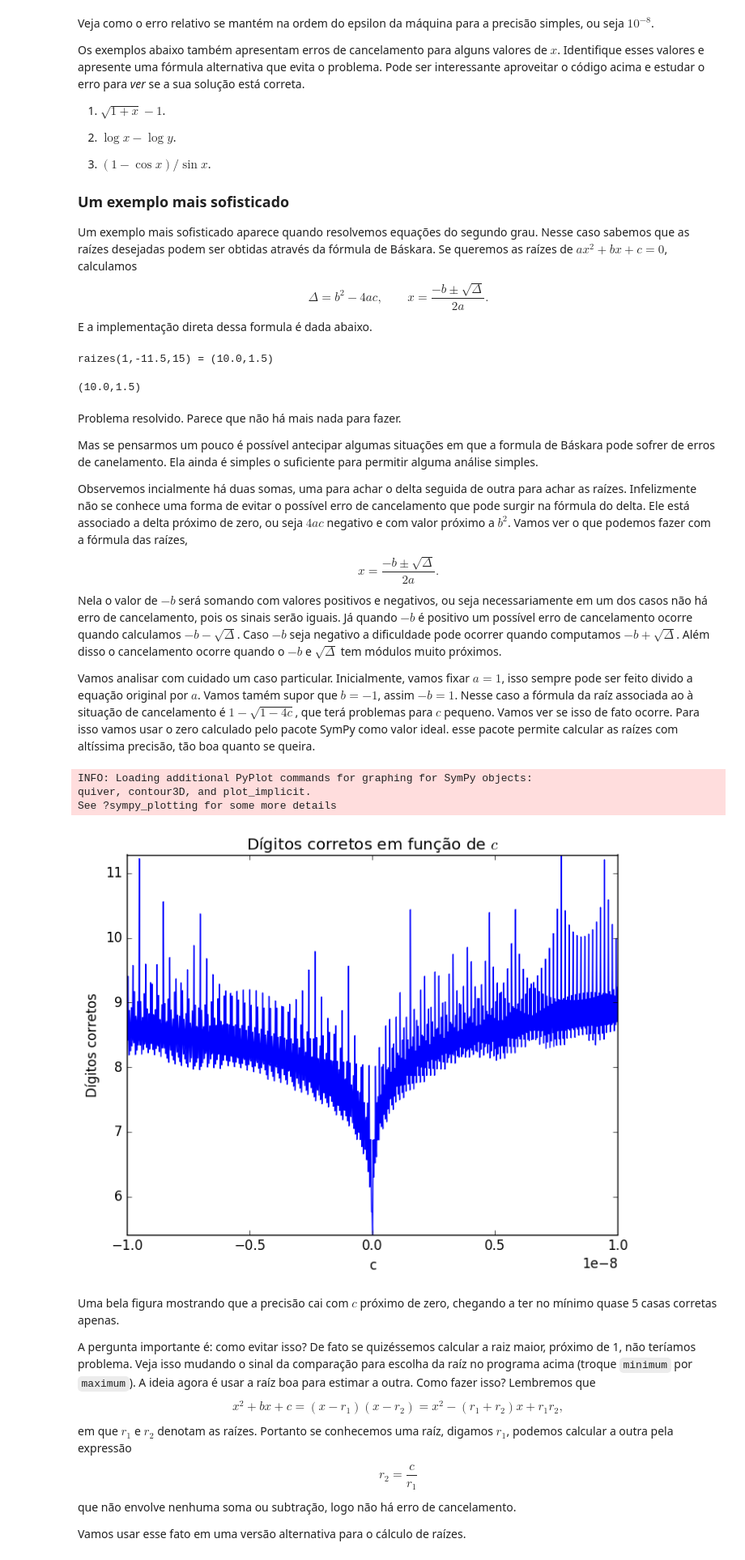
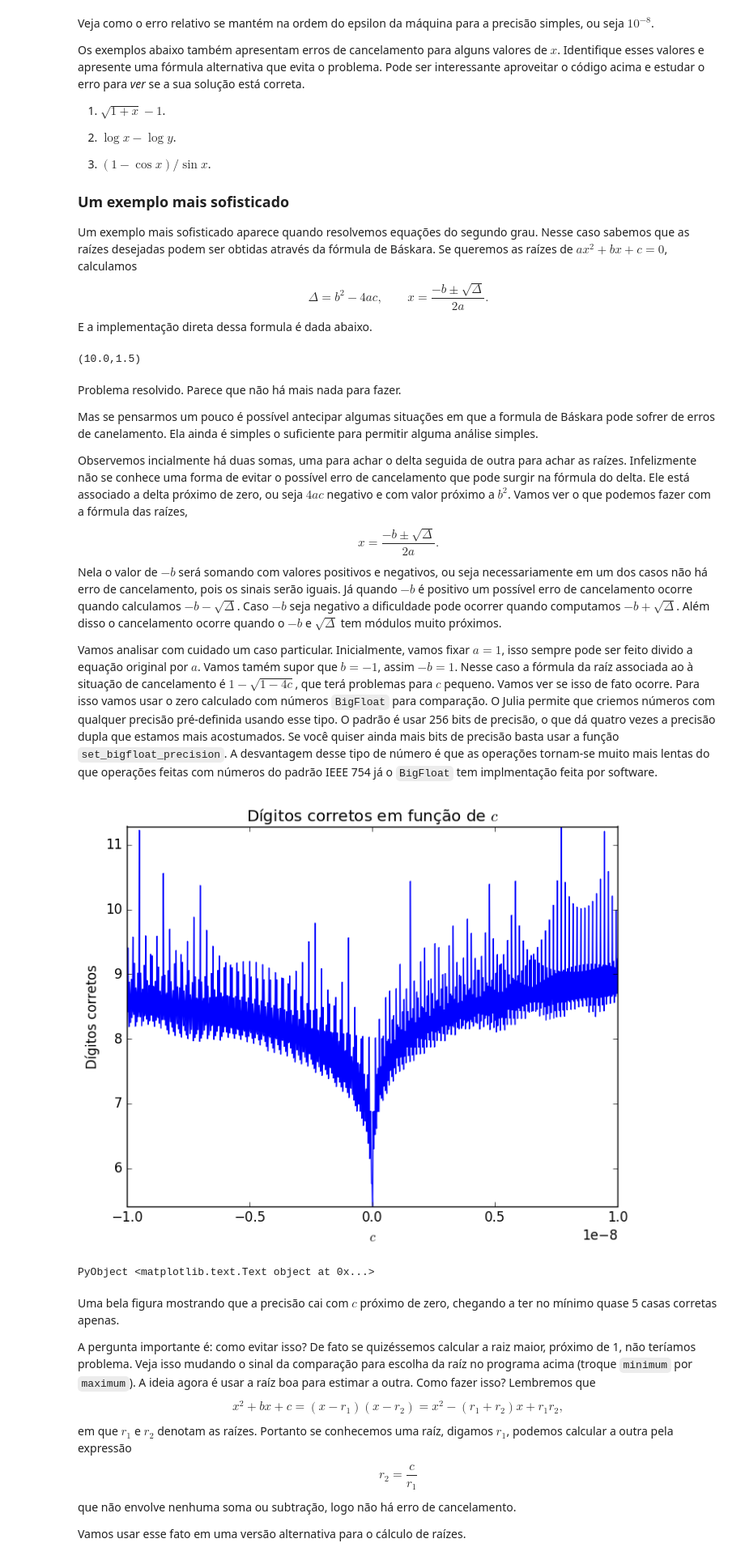
Before and after one commit to pjssilva/ms211, a Jupyter notebook: Computação_com_Precisão_Finita.ipynb, the cells around one changed output. Shown at 81% size. Drawn from its saved outputs; the diff is of its cells as text; code cells hidden in the pictures.

```diff
--- a/Computação_com_Precisão_Finita.ipynb
+++ b/Computação_com_Precisão_Finita.ipynb
@@ -271,10 +265,9 @@ function raizes(a, b, c)
 end
 
 # (x - 1.5)(x - 10) = x^2 - 11.5x + 15
-@show raizes(1, -11.5, 15)
+raizes(1, -11.5, 15)
 # %% [output]
-raizes(1,-11.5,15) = (10.0,1.5)
+(10.0,1.5)
-(10.0,1.5)
 # %% [markdown]
 Problema resolvido. Parece que não há mais nada para fazer.
 
@@ -286,48 +279,43 @@ x = \frac{-b \pm \sqrt{\Delta}}{2a}.
 $$
 Nela o valor de $-b$ será somando com valores positivos e negativos, ou seja necessariamente em um dos casos não há erro de cancelamento, pois os sinais serão iguais. Já quando $-b$ é positivo um possível erro de cancelamento ocorre quando calculamos $-b - \sqrt{\Delta}$. Caso $-b$ seja negativo a dificuldade pode ocorrer quando computamos $-b + \sqrt{\Delta}$. Além disso o cancelamento ocorre quando o $-b$ e $\sqrt{\Delta}$ tem módulos muito próximos.
 
-Vamos analisar com cuidado um caso particular. Inicialmente, vamos fixar $a = 1$, isso sempre pode ser feito divido a equação original por $a$. Vamos tamém supor que $b = -1$, assim $-b = 1$. Nesse caso a fórmula da raíz associada ao à situação de cancelamento é $1 - \sqrt{1 - 4c}$, que terá problemas para $c$ pequeno. Vamos ver se isso de fato ocorre. Para isso vamos usar o zero calculado pelo pacote SymPy como valor ideal. esse pacote permite calcular as raízes com altíssima precisão, tão boa quanto se queira.
+Vamos analisar com cuidado um caso particular. Inicialmente, vamos fixar $a = 1$, isso sempre pode ser feito divido a equação original por $a$. Vamos tamém supor que $b = -1$, assim $-b = 1$. Nesse caso a fórmula da raíz associada ao à situação de cancelamento é $1 - \sqrt{1 - 4c}$, que terá problemas para $c$ pequeno. Vamos ver se isso de fato ocorre. Para isso vamos usar o zero calculado com números `BigFloat` para comparação. O Julia permite que criemos números com qualquer precisão pré-definida usando esse tipo. O padrão é usar 256 bits de precisão, o que dá quatro vezes a precisão dupla que estamos mais acostumados. Se você quiser ainda mais bits de precisão basta usar a função `set_bigfloat_precision`. A desvantagem desse tipo de número é que as operações tornam-se muito mais lentas do que operações feitas com números do padrão IEEE 754 já o `BigFloat` tem implmentação feita por software.
 # %%
-# Usa sympy para criar uma funcao que calcula uma aproximação das raízes
-# de altíssima qualidade e depois converte para Float64.
-using SymPy
-function raizes_sympy(a, b, c)
-    x = Sym("x")
-    p = a*x^2 + b*x + c
-    r1, r2 = [k for (k, v) in SymPy.polyroots(p)]
+# Usa BigFloat para obter solução de altíssima qualidade e depois converte para Float64.
+function raizes_big(a, b, c)
+    a, b, c = BigFloat(a), BigFloat(b), BigFloat(c)
+    r1, r2 = raizes(a, b, c)
     return float(r1), float(r2)
 end
 
 # Coeficientes que definem o polinômio
-a = 1
-b = -1
+a = 1.0
+b = -1.0
 pequeno = 1.0e-8
 npontos = 1000
 cs = linspace(-pequeno, pequeno, npontos)
 
 # Calcula as raízes de polinomios e guarda os resultados para comparar.
-raizes_bp = Float64[]   # bp = baixa precisão
-raizes_ap = Float64[]   # ap = alta precisão
+raizes_double = Float64[]   # Raízes calculadas usando precisão double
+raizes_bigfloat = Float64[] # Raízes calculadas usando BigFloat
 for c in cs
-    push!(raizes_bp, minimum(raizes(a, b, c)))
-    push!(raizes_ap, minimum(raizes_sympy(a, b, c)))
+    push!(raizes_double, minimum(raizes(a, b, c)))
+    push!(raizes_bigfloat, minimum(raizes_big(a, b, c)))
 end
 
 # Apresenta o gráfico de -log_10 do erro relativo.
 # Ou seja, do número de casas decimais corretas.
-log_errorel = log10(erro_rel(raizes_bp, raizes_ap))
-PyPlot.plot(cs, -log_errorel)
+log_errorel = log10(erro_rel(raizes_double, raizes_bigfloat))
+plot(cs, -log_errorel)
 
 # Para deixar o gráfico bonito
 axis("tight")
 title("Dígitos corretos em função de \$c\$")
 ylabel("Dígitos corretos")
-xlabel("c");
+xlabel("\$c\$")
 # %% [output]
+[figure]
-INFO: Loading additional PyPlot commands for graphing for SymPy objects:
-quiver, contour3D, and plot_implicit.
-See ?sympy_plotting for some more details
+PyObject <matplotlib.text.Text object at 0x...>
-[figure]
 # %% [markdown]
 Uma bela figura mostrando que a precisão cai com $c$ próximo de zero, chegando a ter no mínimo quase 5 casas corretas apenas.
 
```
Also changed, not shown: parts of 19 cells of this notebook, 1 other file.
